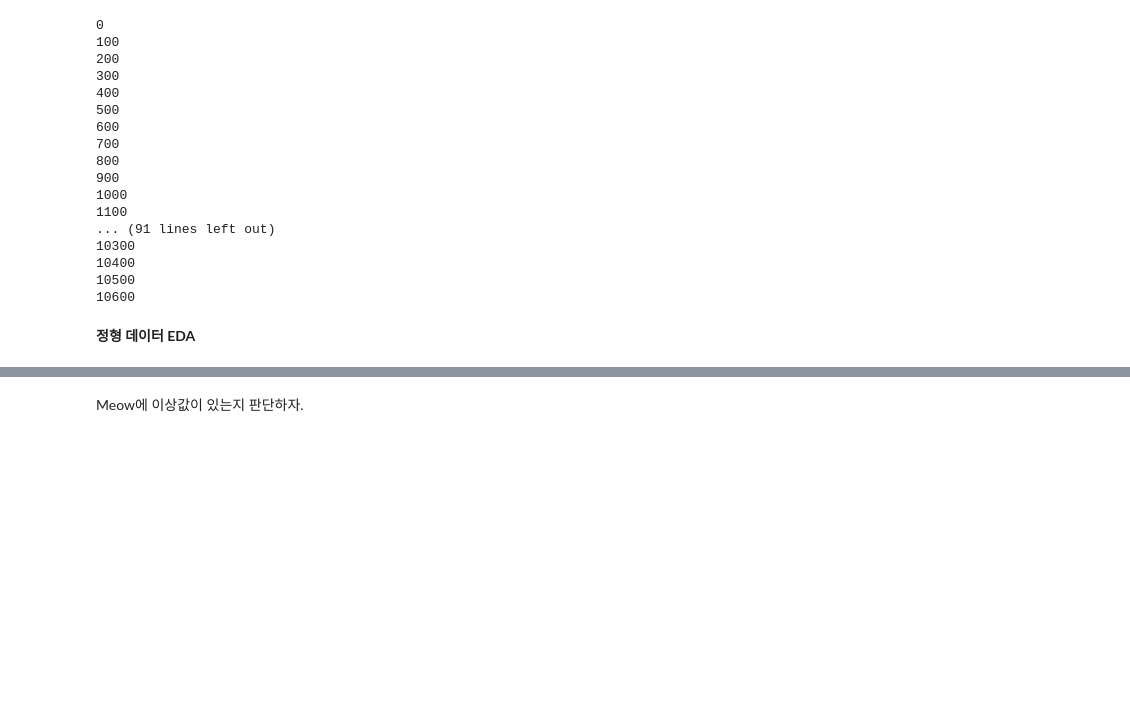
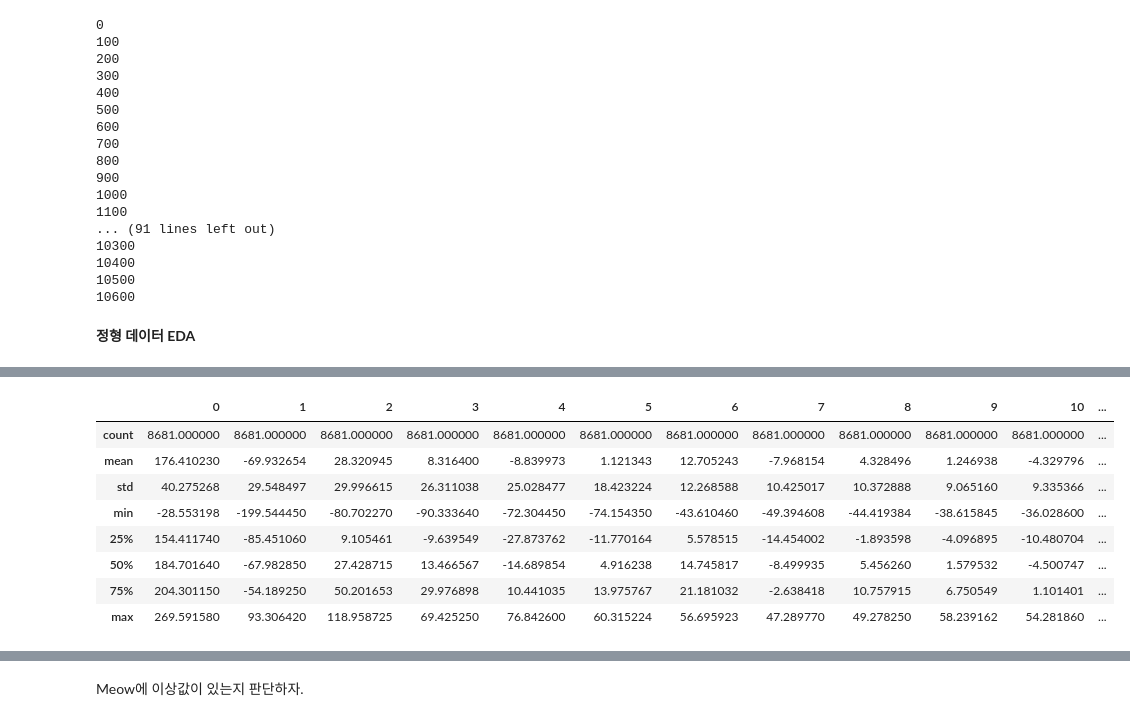
Before and after one commit to lukekim420/catclass, a Jupyter notebook: eda_mid.ipynb, the cells around one changed output, grey strips where cells are left out. Cells and saved outputs as stored; diff of their text form; code cells hidden in the pictures; blank space fills up the shorter version.

```diff
--- a/eda_mid.ipynb
+++ b/eda_mid.ipynb
@@ -384,0 +420,12 @@ df_caterwaul = pd.read_csv("/catclass/augmented_data/structured_data/train/cater
+# %%
+df_meow.describe()
+# %% [output]
+|  | 0 | 1 | 2 | 3 | 4 | 5 | 6 | 7 | 8 | 9 | 10 | ... |
+| count | 8681.000000 | 8681.000000 | 8681.000000 | 8681.000000 | 8681.000000 | 8681.000000 | 8681.000000 | 8681.000000 | 8681.000000 | 8681.000000 | 8681.000000 | ... |
+| mean | 176.410230 | -69.932654 | 28.320945 | 8.316400 | -8.839973 | 1.121343 | 12.705243 | -7.968154 | 4.328496 | 1.246938 | -4.329796 | ... |
+| std | 40.275268 | 29.548497 | 29.996615 | 26.311038 | 25.028477 | 18.423224 | 12.268588 | 10.425017 | 10.372888 | 9.065160 | 9.335366 | ... |
+| min | -28.553198 | -199.544450 | -80.702270 | -90.333640 | -72.304450 | -74.154350 | -43.610460 | -49.394608 | -44.419384 | -38.615845 | -36.028600 | ... |
+| 25% | 154.411740 | -85.451060 | 9.105461 | -9.639549 | -27.873762 | -11.770164 | 5.578515 | -14.454002 | -1.893598 | -4.096895 | -10.480704 | ... |
+| 50% | 184.701640 | -67.982850 | 27.428715 | 13.466567 | -14.689854 | 4.916238 | 14.745817 | -8.499935 | 5.456260 | 1.579532 | -4.500747 | ... |
+| 75% | 204.301150 | -54.189250 | 50.201653 | 29.976898 | 10.441035 | 13.975767 | 21.181032 | -2.638418 | 10.757915 | 6.750549 | 1.101401 | ... |
+| max | 269.591580 | 93.306420 | 118.958725 | 69.425250 | 76.842600 | 60.315224 | 56.695923 | 47.289770 | 49.278250 | 58.239162 | 54.281860 | ... |
```
Also changed, not shown: parts of 14 cells of this notebook.
